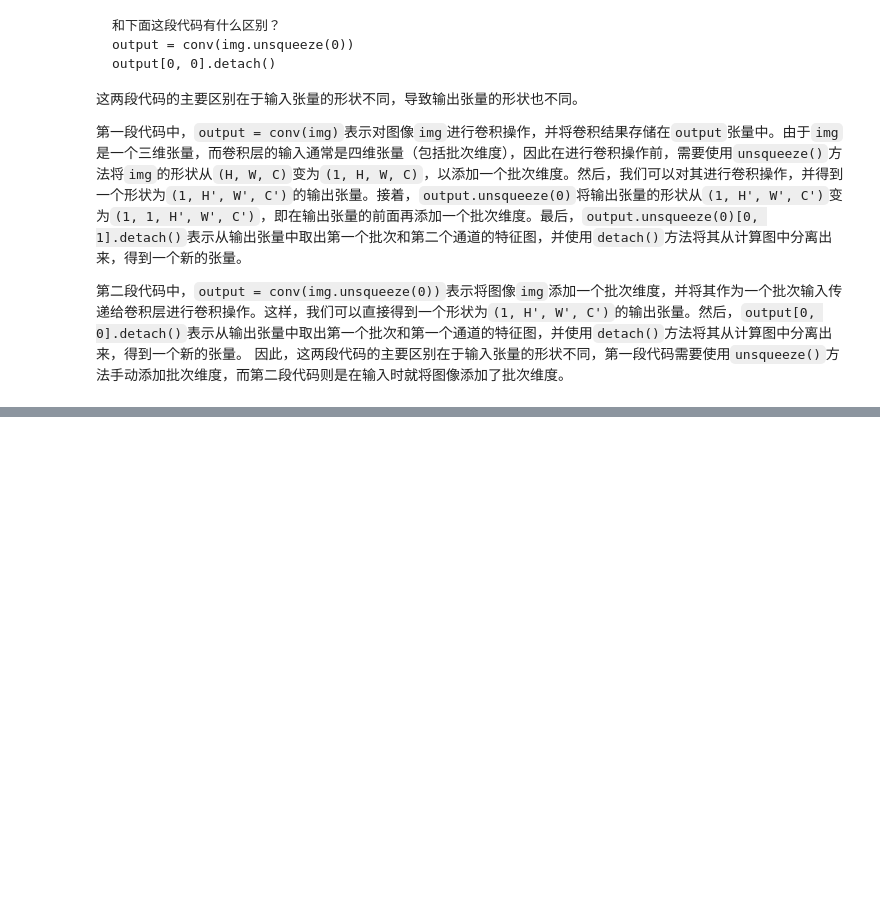
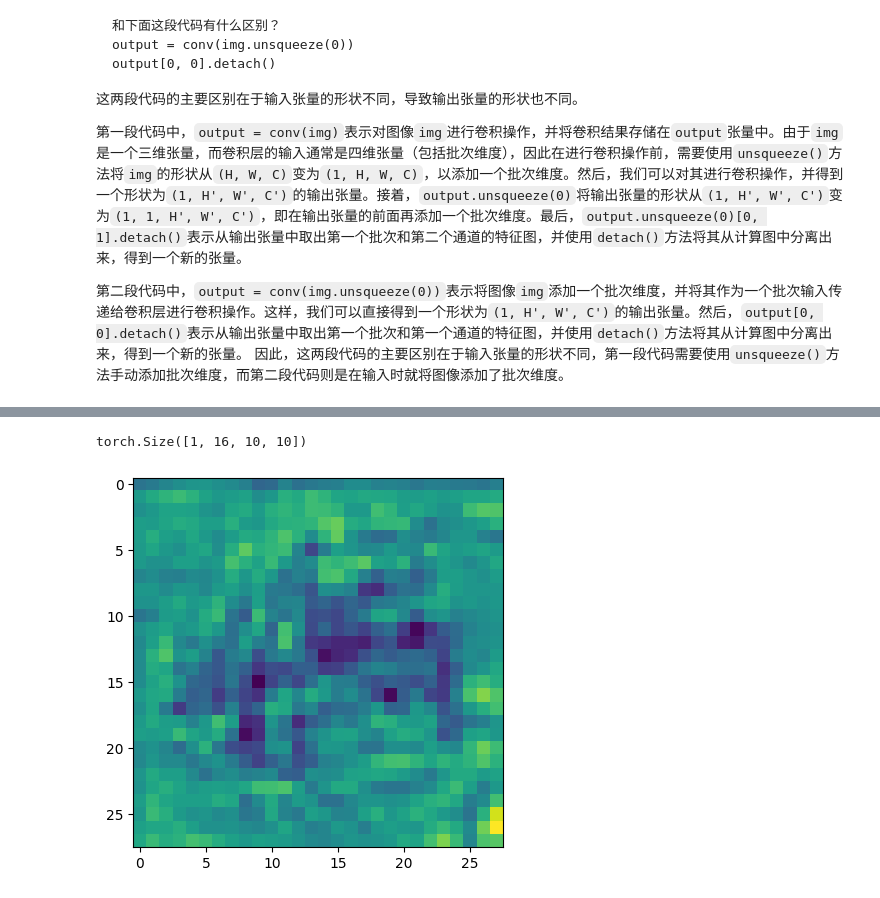
Before and after one commit to xz491839007/dlwpt-code, a Jupyter notebook: p1ch7/7_image_convolution.ipynb, the cells around one changed output, grey strips where cells are left out. Saved outputs shown, nothing was run; the diff lists cells and outputs as text; code cells hidden in the pictures; blank space fills up the shorter version.

```diff
--- a/p1ch7/7_image_convolution.ipynb
+++ b/p1ch7/7_image_convolution.ipynb
@@ -105,0 +137,10 @@ output[0, 0].detach()
+# %%
+# 通过两个方法进行测试和回归
+conv2 = nn.Conv2d(6, 16, 5)
+output3 = conv2(output1)
+print(output3.shape)
+plt.imshow(output[0, 2].detach())
+plt.show()
+# %% [output]
+torch.Size([1, 16, 10, 10])
+[figure, added]
```
Also changed, not shown: parts of 10 cells of this notebook.
